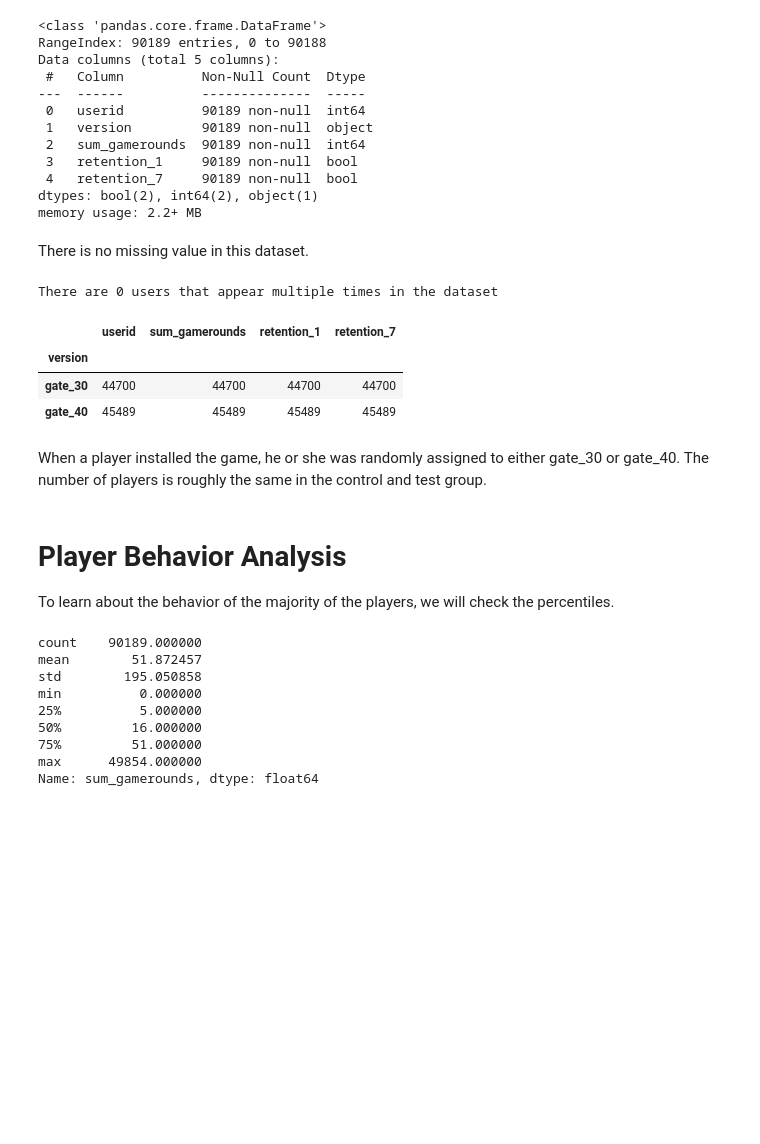
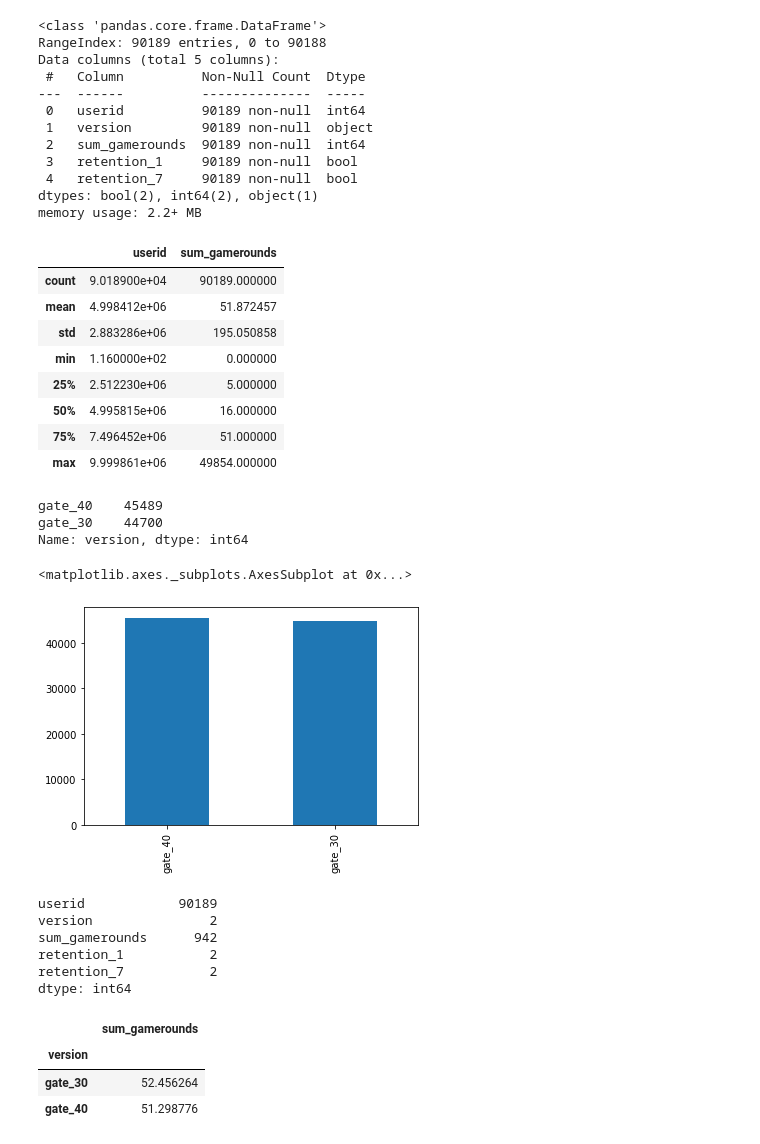
Before and after one commit to AsiMrz/AB-Testing, a Jupyter notebook: data-story.ipynb, the cells around one changed output. Cells and saved outputs as stored; diff of their text form; code cells hidden in the pictures; blank space fills up the shorter version.

```diff
--- a/data-story.ipynb
+++ b/data-story.ipynb
@@ -50,0 +17,4 @@ Variables:
+# %%
+import pandas as pd
+url = 'https://raw.githubusercontent.com/AsiMrz/AB-Testeing/data/cookie_cats.csv'
+df = pd.read_csv(url,index_col=0,parse_dates=[0])
@@ -64,38 +47,43 @@ Data columns (total 5 columns):
  4   retention_7     90189 non-null  bool
 dtypes: bool(2), int64(2), object(1)
 memory usage: 2.2+ MB
-# %% [markdown]
-There is no missing value in this dataset.
-# %%
-# Checking if users have been sampled multiple times? ref:https://towardsdatascience.com/ab-testing-with-python-e5964dd66143#3.-Visualising-the-results
-session_counts = df['userid'].value_counts(ascending=False)
-multi_users = session_counts[session_counts > 1].count()
-
-print(f'There are {multi_users} users that appear multiple times in the dataset')
-# %% [output]
-There are 0 users that appear multiple times in the dataset
-# %%
-df.groupby('version').count()
-# the number of players in each group
-# %% [output]
-|  | userid | sum_gamerounds | retention_1 | retention_7 |
-| version |  |  |  |  |
-| gate_30 | 44700 | 44700 | 44700 | 44700 |
-| gate_40 | 45489 | 45489 | 45489 | 45489 |
-# %% [markdown]
-When a player installed the game, he or she was randomly assigned to either gate_30 or gate_40. The number of players is roughly the same in the control and test group.
-# %% [markdown]
-# Player Behavior Analysis
-To learn about the behavior of the majority of the players, we will check the percentiles.
 # %%
-df['sum_gamerounds'].describe()
+df.describe()
 # %% [output]
-count    90189.000000
-mean        51.872457
-std        195.050858
-min          0.000000
-25%          5.000000
-50%         16.000000
-75%         51.000000
-max      49854.000000
-Name: sum_gamerounds, dtype: float64
+|  | userid | sum_gamerounds |
+| count | 9.018900e+04 | 90189.000000 |
+| mean | 4.998412e+06 | 51.872457 |
+| std | 2.883286e+06 | 195.050858 |
+| min | 1.160000e+02 | 0.000000 |
+| 25% | 2.512230e+06 | 5.000000 |
+| 50% | 4.995815e+06 | 16.000000 |
+| 75% | 7.496452e+06 | 51.000000 |
+| max | 9.999861e+06 | 49854.000000 |
+# %%
+df['version'].value_counts()
+# %% [output]
+gate_40    45489
+gate_30    44700
+Name: version, dtype: int64
+# %%
+gate30_and_gate_40 = df['version'].value_counts()
+gate30_and_gate_40.plot.bar()
+# %% [output]
+<matplotlib.axes._subplots.AxesSubplot at 0x...>
+[figure, added]
+# %%
+df.nunique()
+# %% [output]
+userid            90189
+version               2
+sum_gamerounds      942
+retention_1           2
+retention_7           2
+dtype: int64
+# %%
+df.groupby('version')[['sum_gamerounds']].mean()
+# %% [output]
+|  | sum_gamerounds |
+| version |  |
+| gate_30 | 52.456264 |
+| gate_40 | 51.298776 |
```
Also changed, not shown: parts of 20 cells of this notebook.
